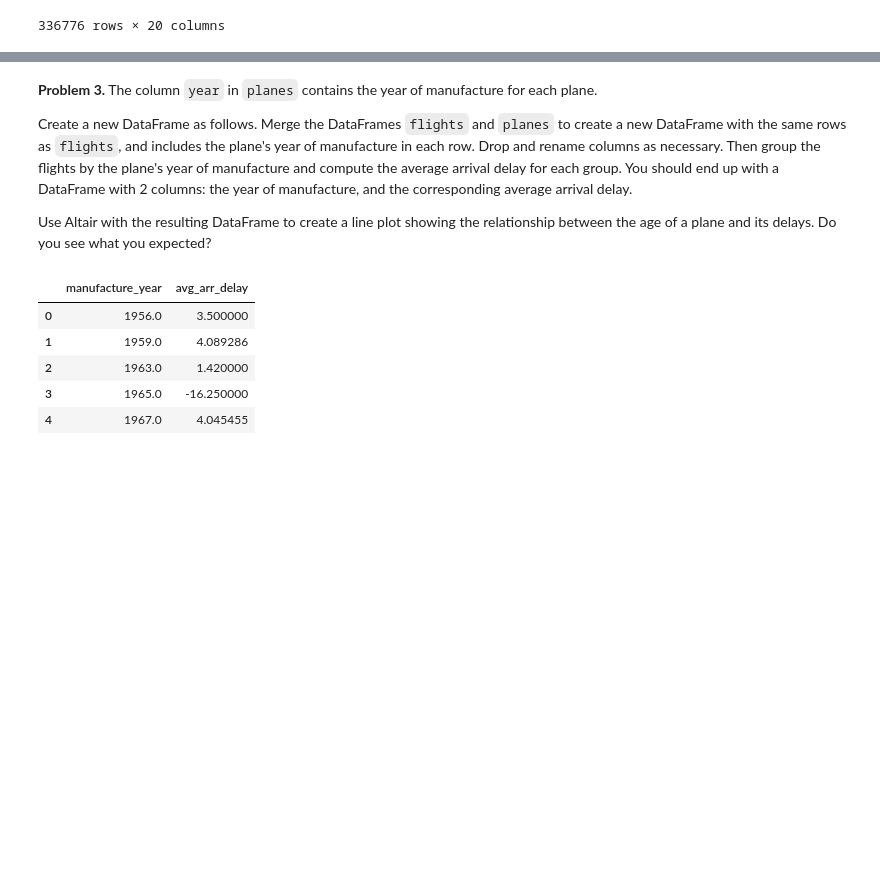
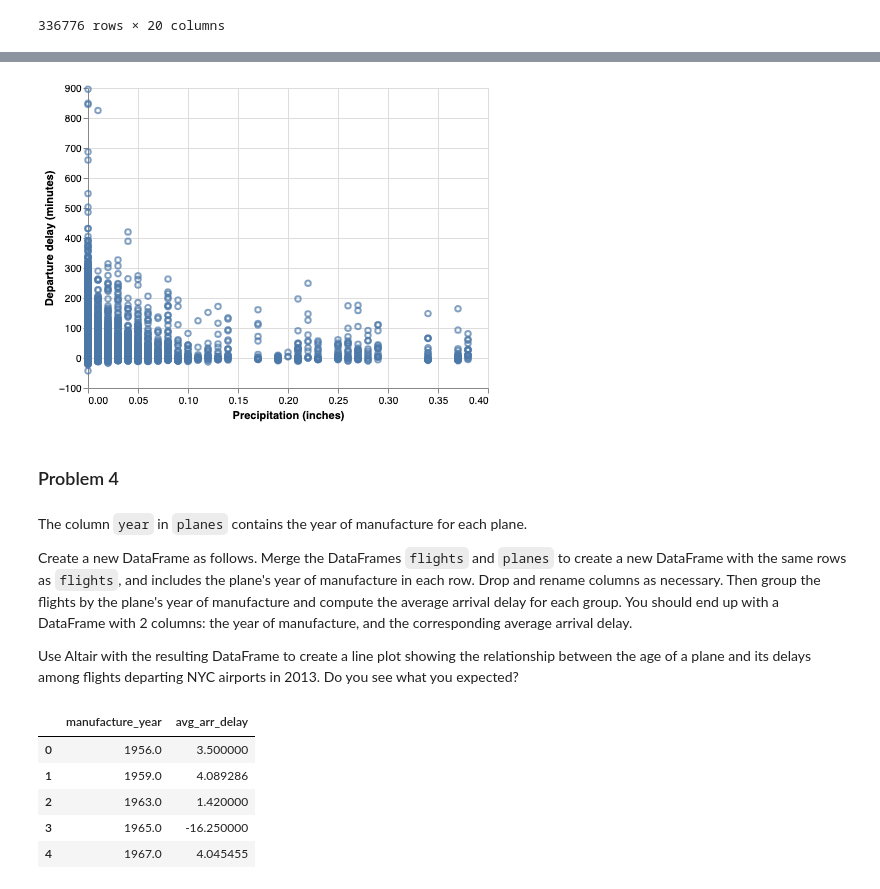
Before and after one commit to usna-dwv/lesson-combining-data, a Jupyter notebook: Lesson 19 Combining Data in Pandas.ipynb, the cells around one changed output, grey strips where cells are left out. Cells and saved outputs as stored; diff of their text form; code cells hidden in the pictures; blank space fills up the shorter version.

Commit message:
Edits throughout, new problem

```diff
--- a/Lesson 19 Combining Data in Pandas.ipynb
+++ b/Lesson 19 Combining Data in Pandas.ipynb
@@ -530,0 +559,15 @@ Merge the DataFrame `flights` and `airlines` to create a new DataFrame with the
+# %%
+# Solution
+import numpy as np
+
+flights_with_precip = (
+    flights
+    .query('year == 2013 and month == 12')
+    .assign(
+        sched_dep_hour=lambda x: np.floor(x['sched_dep_time'] / 100)
+    )
+    .merge(weather, on=['origin', 'year', 'month', 'day', 'hour'], how='left')
+    [['precip', 'dep_delay']]
+)
+
+flights_with_precip.head()
@@ -531,10 +581,19 @@ Merge the DataFrame `flights` and `airlines` to create a new DataFrame with the
+# %%
+# Solution
+alt.Chart(flights_with_precip).mark_point().encode(
+    alt.X('precip:Q', title='Precipitation (inches)'),
+    alt.Y('dep_delay:Q', title='Departure delay (minutes)')
+)
+# %% [output]
+[figure, added]
+# %% [markdown]
+### Problem 4
 # %% [markdown]
-**Problem 3.**
 The column `year` in `planes` contains the year of manufacture for each plane.
 
 Create a new DataFrame as follows. Merge the DataFrames `flights` and `planes` to create a new DataFrame with the same rows as `flights`, and includes the plane's year of manufacture in each row. Drop and rename columns as necessary. Then group the flights by the plane's year of manufacture and compute the average arrival delay for each group. You should end up with a DataFrame with 2 columns: the year of manufacture, and the corresponding average arrival delay.
 
-Use Altair with the resulting DataFrame to create a line plot showing the relationship between the age of a plane and its delays. Do you see what you expected?
+Use Altair with the resulting DataFrame to create a line plot showing the relationship between the age of a plane and its delays among flights departing NYC airports in 2013. Do you see what you expected?
 # %%
 # Solution
 delay_by_age = (
```
Also changed, not shown: parts of 25 cells of this notebook, 3 other files.
